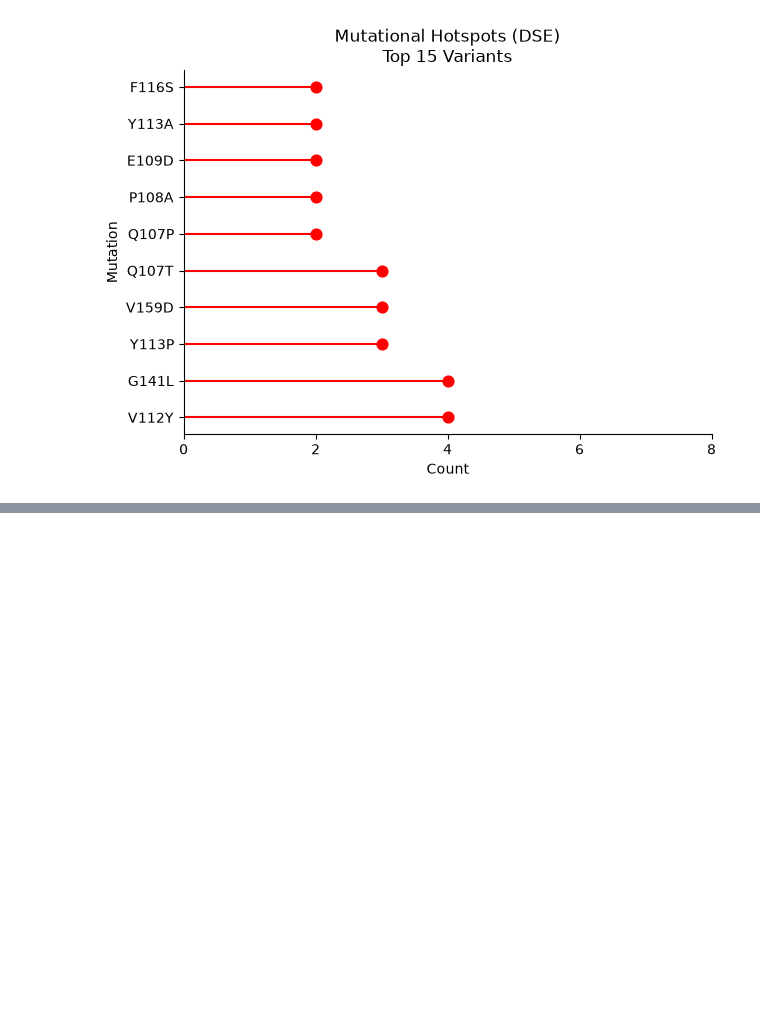
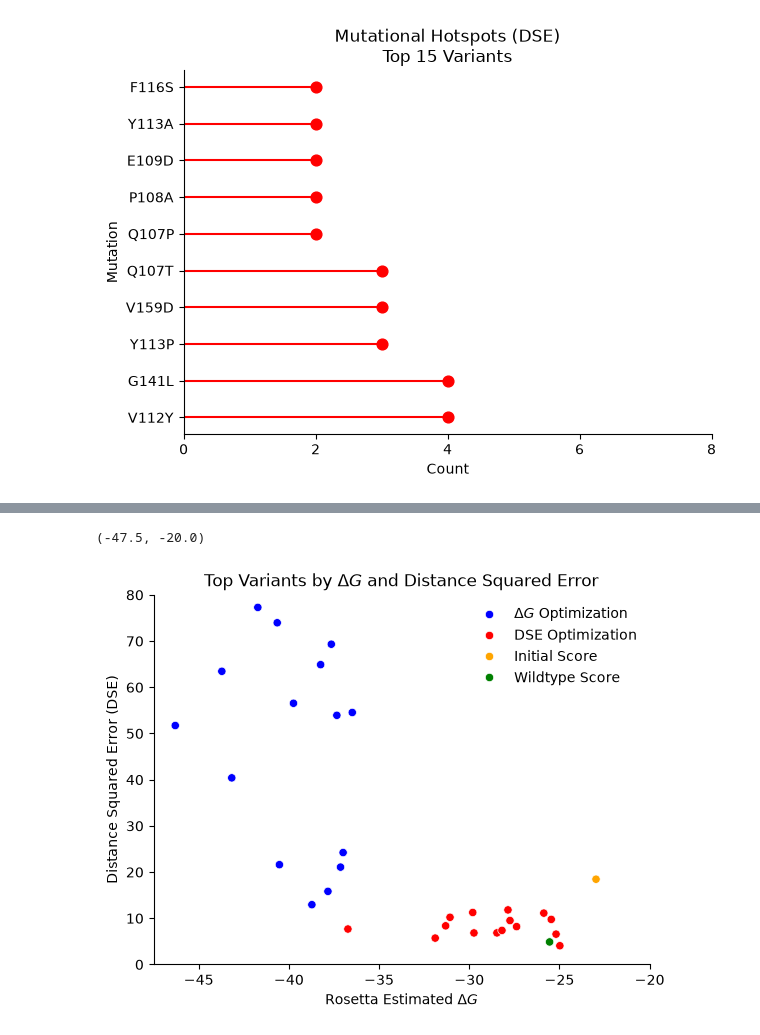
Before and after one commit to jcapecci09/Toxin-Engineering, a Jupyter notebook: project.ipynb, the cells around one changed output, grey strips where cells are left out. Saved outputs shown, nothing was run; the diff lists cells and outputs as text; code cells hidden in the pictures; blank space fills up the shorter version.

```diff
--- a/project.ipynb
+++ b/project.ipynb
@@ -972,27 +973,30 @@ plt.xlim(-47.5, -20)
 # %%
 wt_dg = AffinityOptimizer('pdb_files/7K18_relaxed.pdb', 'DDG', pos_to_mutate=[0])
 wt_dg_score = wt_dg.current_score
 wt_dis = AffinityOptimizer('pdb_files/7K18_relaxed.pdb', 'Distance', pos_to_mutate=[0])
 wt_dis.insert_interaction('A', 'B', 1612, 43, 'Salt Bridge')
 wt_dis.insert_interaction('A', 'B', 1612, 15, 'Hydrogen Bond')
 wt_dis.insert_interaction('A', 'B', 1617, 64, 'Hydrogen Bond')
 
 wt_dis_score = wt_dis.current_score
-top_30_combined.loc[len(top_30_combined)] = [wt_dg_score, wt_dis_score, 'Wildtype Score']
+top_30_combined.loc[len(top_30_combined)] = [wt_dg_score, wt_dis_score, 'Wildtype Score', 'pdb_files/7K18_relaxed.pdb']
 
 sns.scatterplot(
     top_30_combined,
     x='dg_score',
     y='dis_score',
     hue='label',
     palette=['blue', 'red', 'Orange', 'Green']
 )
 
 
 sns.despine()
 plt.xlabel(r'Rosetta Estimated $\Delta G$')
 plt.ylabel('Distance Squared Error (DSE)')
 plt.legend(frameon=False)
 plt.title(r'Top Variants by $\Delta G$ and Distance Squared Error')
 plt.ylim(0, 80)
 plt.xlim(-47.5, -20)
+# %% [output]
+(-47.5, -20.0)
+[figure, added]
```
Also changed, not shown: parts of 8 cells of this notebook, 9 other files.
